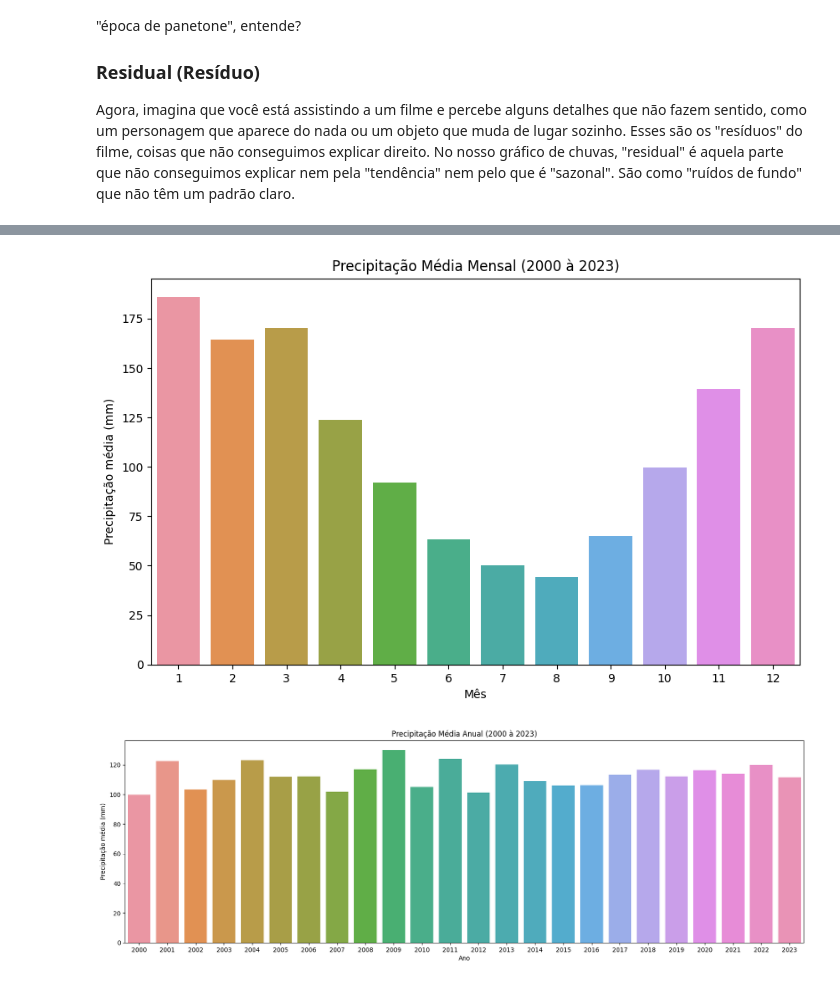
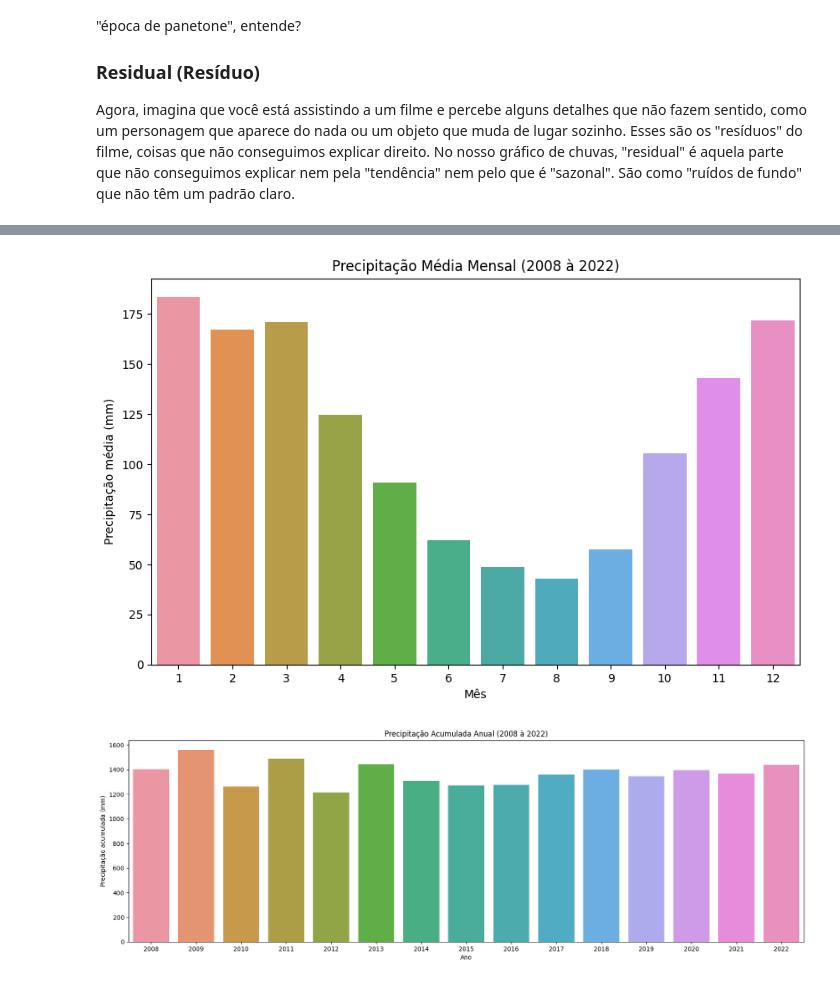
Before and after one commit to Xicojr/TechChallenge1, a Jupyter notebook: analises_externas/AnaliseDadosMeteorologicos.ipynb, the cells around one changed output, grey strips where cells are left out. Saved outputs shown, nothing was run; the diff lists cells and outputs as text; code cells hidden in the pictures.

```diff
--- a/analises_externas/AnaliseDadosMeteorologicos.ipynb
+++ b/analises_externas/AnaliseDadosMeteorologicos.ipynb
@@ -262,20 +279,16 @@ Agora, imagina que você está assistindo a um filme e percebe alguns detalhes q
 import matplotlib.pyplot as plt
 import seaborn as sns
 
-# To perform a Seasonal Analysis, we'll extract the month from the 'Data Medicao' column
-# and then group the data by month to get an average monthly precipitation.
-
-# Reload the uploaded CSV file into a DataFrame
-df = pd.read_csv('/content/time_series_data.csv')
-
-# Convert 'Data Medicao' to a datetime object for proper indexing
-df['Data Medicao'] = pd.to_datetime(df['Data Medicao'])
 
 # Check for duplicate timestamps and aggregate them by taking the mean
-df_aggregated = df.groupby('Data Medicao').mean().reset_index()
+df_aggregated = df_aggregated.groupby('Data Medicao').mean().reset_index()
 
 # Extract the month from the datetime index
 df_aggregated['Month'] = df_aggregated['Data Medicao'].dt.month
+
+# filter
+df_aggregated = df_aggregated[df_aggregated['Data Medicao'].dt.year.between(2008, 2022)]
+
 
 # Group by month and calculate mean precipitation
 seasonal_analysis = df_aggregated.groupby('Month')['PRECIPITACAO TOTAL, MENSAL (AUT)(mm)'].mean().reset_index()
@@ -283,25 +296,25 @@ seasonal_analysis = df_aggregated.groupby('Month')['PRECIPITACAO TOTAL, MENSAL (
 # Plotting the seasonal trends
 plt.figure(figsize=(10, 6))
 sns.barplot(data=seasonal_analysis, x='Month', y='PRECIPITACAO TOTAL, MENSAL (AUT)(mm)', errorbar=None)
-plt.title('Precipitação Média Mensal (2000 à 2023)')
+plt.title('Precipitação Média Mensal (2008 à 2022)')
 plt.xlabel('Mês')
 plt.ylabel('Precipitação média (mm)')
 plt.show()
 # %% [output]
-[figure, old version]
+[figure, new version]
 # %%
 # Extract the month from the datetime index
 df_aggregated['Year'] = df_aggregated['Data Medicao'].dt.year
 
 # Group by month and calculate mean precipitation
-seasonal_analysis_year = df_aggregated.groupby('Year')['PRECIPITACAO TOTAL, MENSAL (AUT)(mm)'].mean().reset_index()
+seasonal_analysis_year = df_aggregated.groupby('Year')['PRECIPITACAO TOTAL, MENSAL (AUT)(mm)'].sum().reset_index()
 
 # Plotting the seasonal trends
 plt.figure(figsize=(20, 6))
 sns.barplot(data=seasonal_analysis_year, x='Year', y='PRECIPITACAO TOTAL, MENSAL (AUT)(mm)', errorbar=None)
-plt.title('Precipitação Média Anual (2000 à 2023)')
+plt.title('Precipitação Acumulada Anual (2008 à 2022)')
 plt.xlabel('Ano')
-plt.ylabel('Precipitação média (mm)')
+plt.ylabel('Precipitação acumulada (mm)')
 plt.show()
 # %% [output]
-[figure, old version]
+[figure, new version]
```
Also changed, not shown: parts of 1 cell of this notebook.
